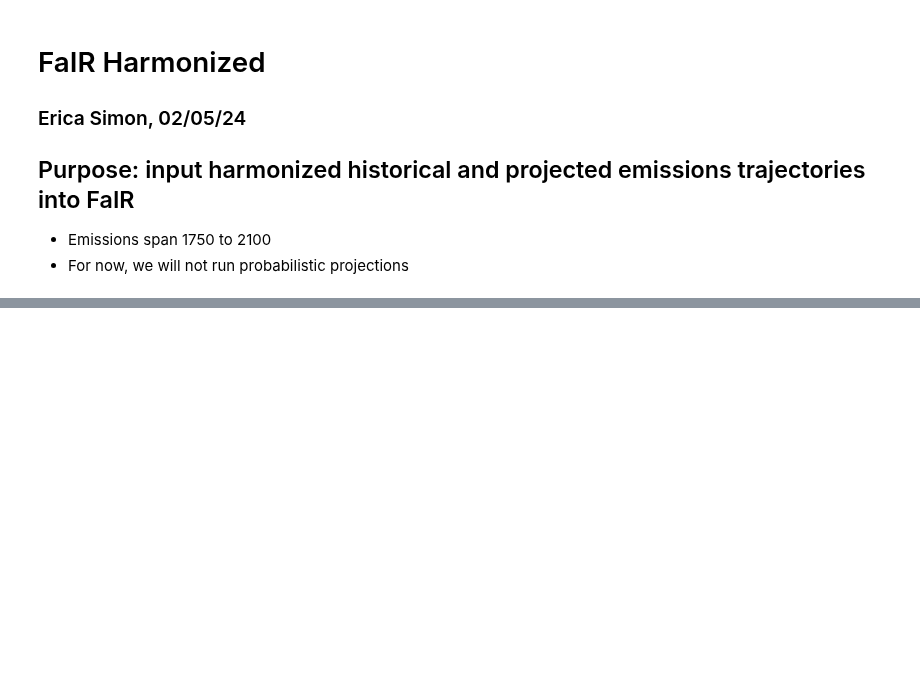
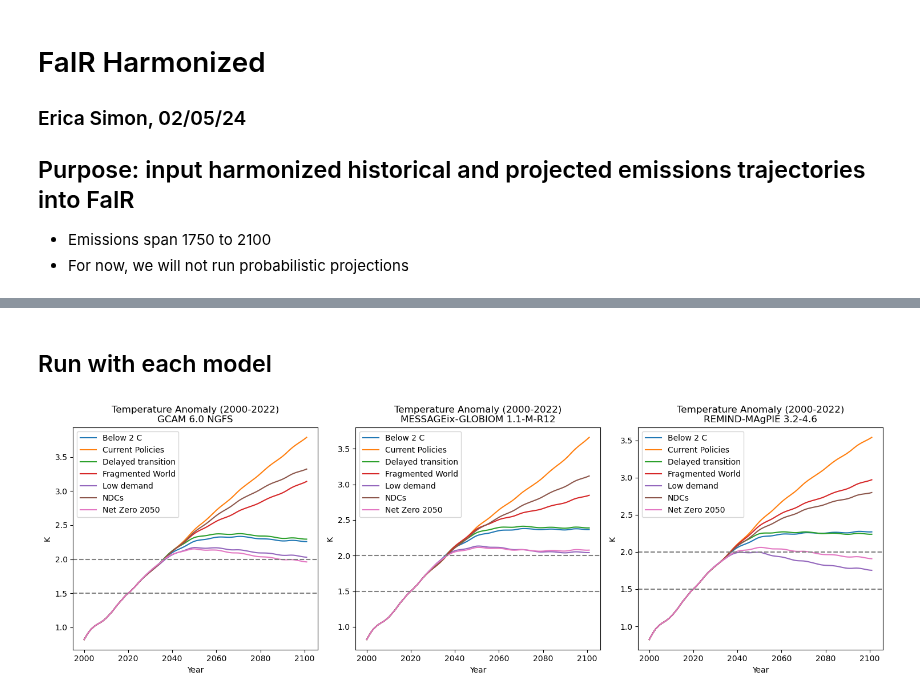
Before and after one commit to ericasimon16/woodwell_internship, a Jupyter notebook: FaIR_harmonized.ipynb, the cells around one changed output, grey strips where cells are left out. Saved outputs shown, nothing was run; the diff lists cells and outputs as text; code cells hidden in the pictures; blank space fills up the shorter version.

Commit message:
functionalized running for all models

```diff
--- a/FaIR_harmonized.ipynb
+++ b/FaIR_harmonized.ipynb
@@ -137,8 +15,0 @@ f.run()
-# %%
-for scen in f.scenarios:
-    plt.plot(f.timebounds[250:], f.temperature.loc[dict(scenario=scen, layer=0)][250:], label=scen)
-plt.xlabel('Year')
-plt.ylabel('K')
-plt.title('Temperature Anomaly (2000-2022)')
-plt.legend()
-plt.show()
@@ -146,0 +101,34 @@ plt.show()
+# %% [markdown]
+## Run with each model
+# %%
+GCAM_df = pd.read_csv('~/outputs/GCAM_harm.csv')
+MSG_df = pd.read_csv('~/outputs/MSG_harm.csv')
+REM_df = pd.read_csv('~/outputs/REM_harm.csv')
+# %%
+f_GCAM = run_fair(GCAM_df)
+f_MSG = run_fair(MSG_df)
+f_REM = run_fair(REM_df)
+# %%
+iam_names = {f_GCAM:'GCAM 6.0 NGFS',
+             f_MSG:'MESSAGEix-GLOBIOM 1.1-M-R12',
+             f_REM:'REMIND-MAgPIE 3.2-4.6'}
+# %%
+fig, axs = plt.subplots(1, 3, figsize=(15, 5))
+
+for i, f in enumerate(iam_names):
+    ax = axs[i]
+
+    for scen in f.scenarios:
+        ax.plot(f.timebounds[250:], f.temperature.loc[dict(scenario=scen, layer=0)][250:], label=scen)
+    ax.set_xlabel('Year')
+    ax.set_ylabel('K')
+    ax.set_title('Temperature Anomaly (2000-2022)\n' + iam_names[f])
+    ax.legend()
+    ax.axhline(1.5, color='grey', linestyle='--')
+    ax.axhline(2, color='grey', linestyle='--')
+
+
+fig.tight_layout()
+fig.show()
+# %% [output]
+[figure, added]
```
Also changed, not shown: parts of 42 cells of this notebook.
